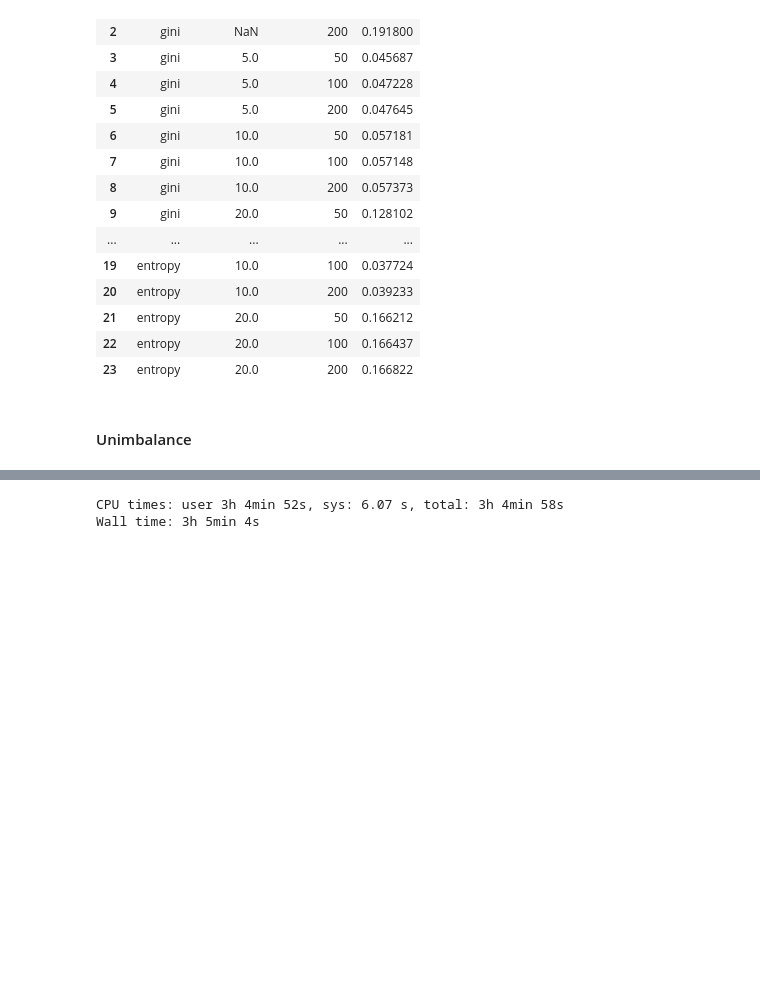
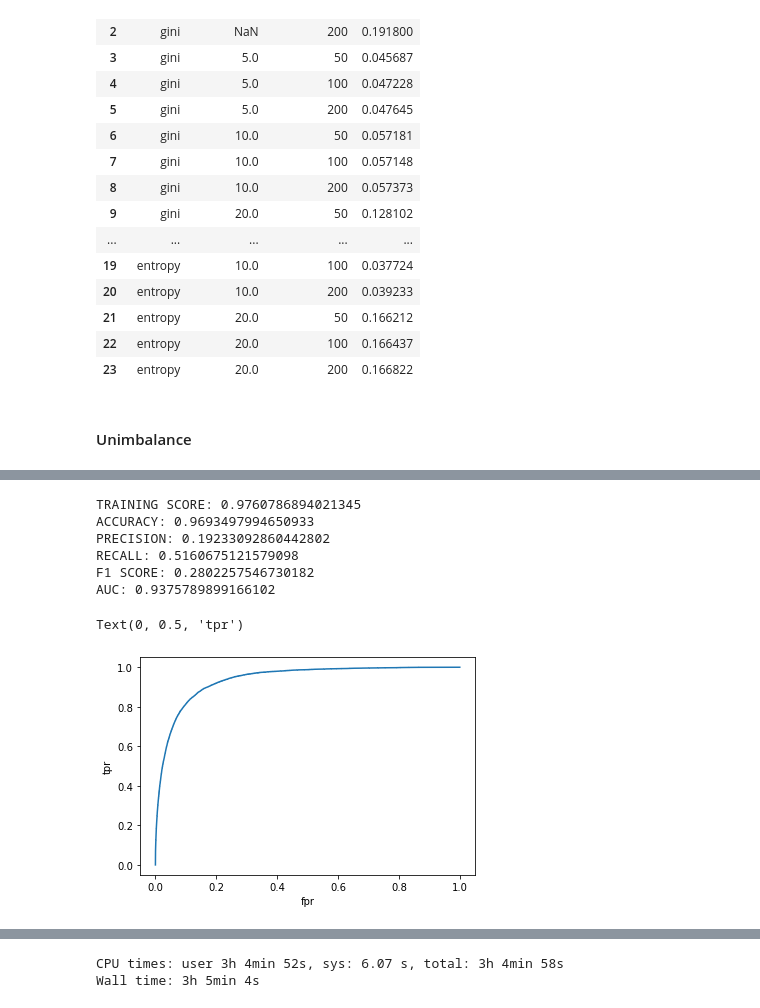
Before and after one commit to Laurajmoreno/ML_and_CRO, a Jupyter notebook: CLASSIFICATION_OPTIMIZATION_AND_GS_Random-Forest-with-fulldata-no-carrito-pedido .ipynb, the cells around one changed output, grey strips where cells are left out. Drawn from its saved outputs; the diff is of its cells as text; code cells hidden in the pictures; blank space fills up the shorter version.

```diff
--- a/CLASSIFICATION_OPTIMIZATION_AND_GS_Random-Forest-with-fulldata-no-carrito-pedido .ipynb
+++ b/CLASSIFICATION_OPTIMIZATION_AND_GS_Random-Forest-with-fulldata-no-carrito-pedido .ipynb
@@ -2765,0 +2766,16 @@ Wall time: 59.6 s
+# %%
+%%time
+
+param_grid = {'n_estimators': [50,100,200],
+              'max_depth'   : [None, 5, 10, 20],
+              'criterion'   : ['gini', 'entropy']
+             }
+
+grid=GridSearchCV(estimator=RandomForestClassifier(random_state=42),
+                 param_grid=param_grid,
+                 scoring='recall',
+                 refit=True,
+                 verbose=2,
+                 return_train_score=True)
+
+grid.fit(X_train_featsel_resample,y_train_resample)
@@ -2765,0 +2857,24 @@ Wall time: 59.6 s
+# %%
+predictions = grid.predict(X_test_final)
+probabilities = grid.predict_proba(X_test_final)
+
+print("TRAINING SCORE: " + str(grid.score(X_train_featsel_resample,y_train_resample)))
+print("ACCURACY: " + str(accuracy_score(y_test, predictions)))
+print("PRECISION: " + str(precision_score(y_test, predictions)))
+print("RECALL: " + str(recall_score(y_test, predictions)))
+print("F1 SCORE: " + str(f1_score(y_test, predictions)))
+print("AUC: " + str(roc_auc_score(y_test,probabilities[:, 1])))
+
+tpr, fpr, thresolds = roc_curve(y_test, probabilities[:, 1])
+plt.plot(tpr, fpr)
+plt.xlabel('fpr')
+plt.ylabel('tpr')
+# %% [output]
+TRAINING SCORE: 0.9760786894021345
+ACCURACY: 0.9693497994650933
+PRECISION: 0.19233092860442802
+RECALL: 0.5160675121579098
+F1 SCORE: 0.2802257546730182
+AUC: 0.9375789899166102
+Text(0, 0.5, 'tpr')
+[figure, added]
```
Also changed, not shown: parts of 52 cells of this notebook.
